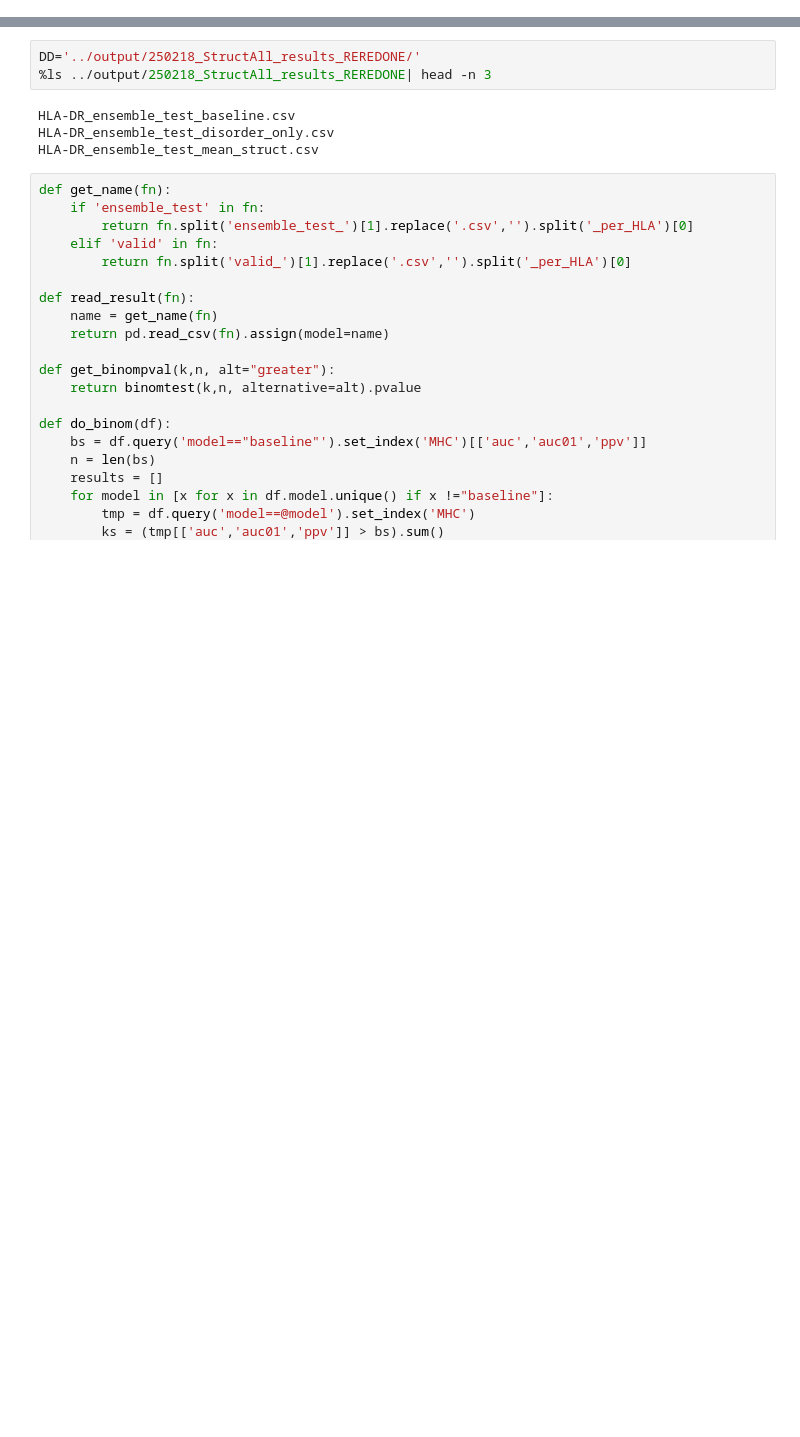
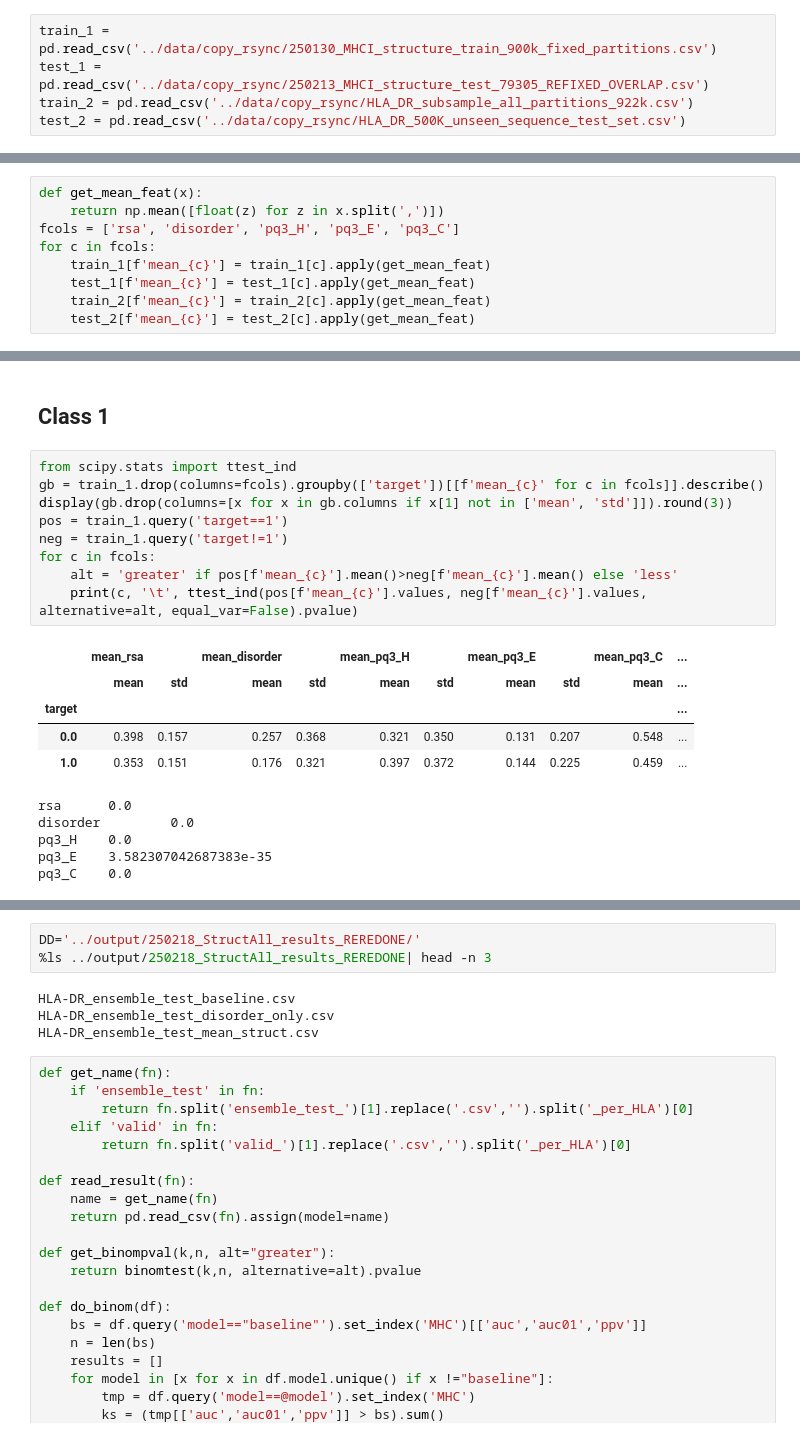
Before and after one commit to richieYT-wan/PyNNalign, a Jupyter notebook: notebooks/250218_StructAllResults.ipynb, the cells around one changed output, grey strips where cells are left out. Cells and saved outputs as stored; diff of their text form; blank space fills up the shorter version.

```diff
--- a/notebooks/250218_StructAllResults.ipynb
+++ b/notebooks/250218_StructAllResults.ipynb
@@ -36 +34,6 @@ The autoreload extension is already loaded. To reload it, use:
 [figure]
+# %%
+train_1 = pd.read_csv('../data/copy_rsync/250130_MHCI_structure_train_900k_fixed_partitions.csv')
+test_1 = pd.read_csv('../data/copy_rsync/250213_MHCI_structure_test_79305_REFIXED_OVERLAP.csv')
+train_2 = pd.read_csv('../data/copy_rsync/HLA_DR_subsample_all_partitions_922k.csv')
+test_2 = pd.read_csv('../data/copy_rsync/HLA_DR_500K_unseen_sequence_test_set.csv')
@@ -36,0 +42,9 @@ The autoreload extension is already loaded. To reload it, use:
+# %%
+def get_mean_feat(x):
+    return np.mean([float(z) for z in x.split(',')])
+fcols = ['rsa', 'disorder', 'pq3_H', 'pq3_E', 'pq3_C']
+for c in fcols:
+    train_1[f'mean_{c}'] = train_1[c].apply(get_mean_feat)
+    test_1[f'mean_{c}'] = test_1[c].apply(get_mean_feat)
+    train_2[f'mean_{c}'] = train_2[c].apply(get_mean_feat)
+    test_2[f'mean_{c}'] = test_2[c].apply(get_mean_feat)
@@ -36,0 +73,22 @@ The autoreload extension is already loaded. To reload it, use:
+# %% [markdown]
+## Class 1
+# %%
+from scipy.stats import ttest_ind
+gb = train_1.drop(columns=fcols).groupby(['target'])[[f'mean_{c}' for c in fcols]].describe()
+display(gb.drop(columns=[x for x in gb.columns if x[1] not in ['mean', 'std']]).round(3))
+pos = train_1.query('target==1')
+neg = train_1.query('target!=1')
+for c in fcols:
+    alt = 'greater' if pos[f'mean_{c}'].mean()>neg[f'mean_{c}'].mean() else 'less'
+    print(c, '\t', ttest_ind(pos[f'mean_{c}'].values, neg[f'mean_{c}'].values, alternative=alt, equal_var=False).pvalue)
+# %% [output]
+|  | mean_rsa |  | mean_disorder |  | mean_pq3_H |  | mean_pq3_E |  | mean_pq3_C | ... |
+|  | mean | std | mean | std | mean | std | mean | std | mean | ... |
+| target |  |  |  |  |  |  |  |  |  | ... |
+| 0.0 | 0.398 | 0.157 | 0.257 | 0.368 | 0.321 | 0.350 | 0.131 | 0.207 | 0.548 | ... |
+| 1.0 | 0.353 | 0.151 | 0.176 | 0.321 | 0.397 | 0.372 | 0.144 | 0.225 | 0.459 | ... |
+rsa      0.0
+disorder         0.0
+pq3_H    0.0
+pq3_E    3.582307042687383e-35
+pq3_C    0.0
```
Also changed, not shown: parts of 27 cells of this notebook, 7 other files.
